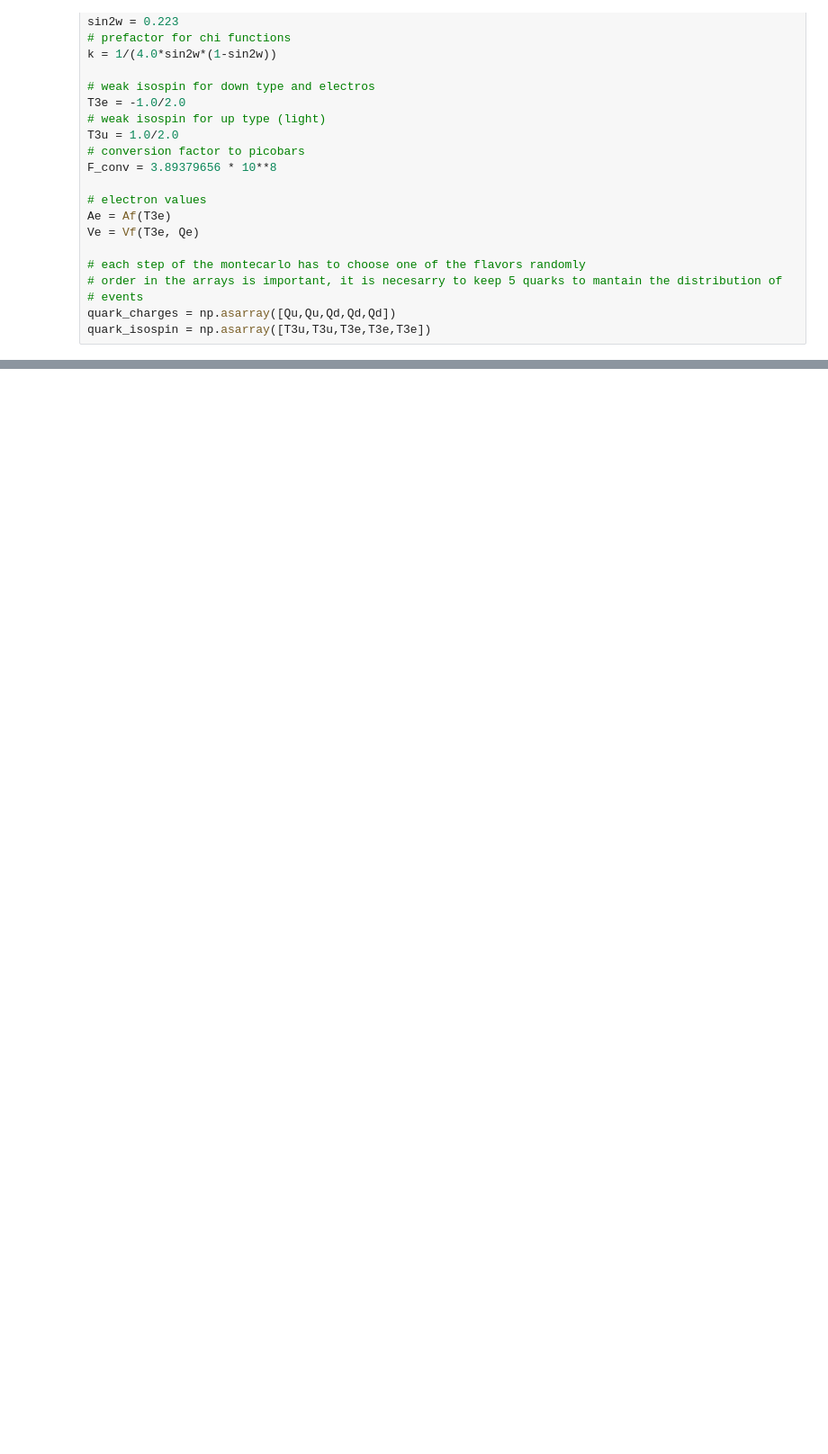
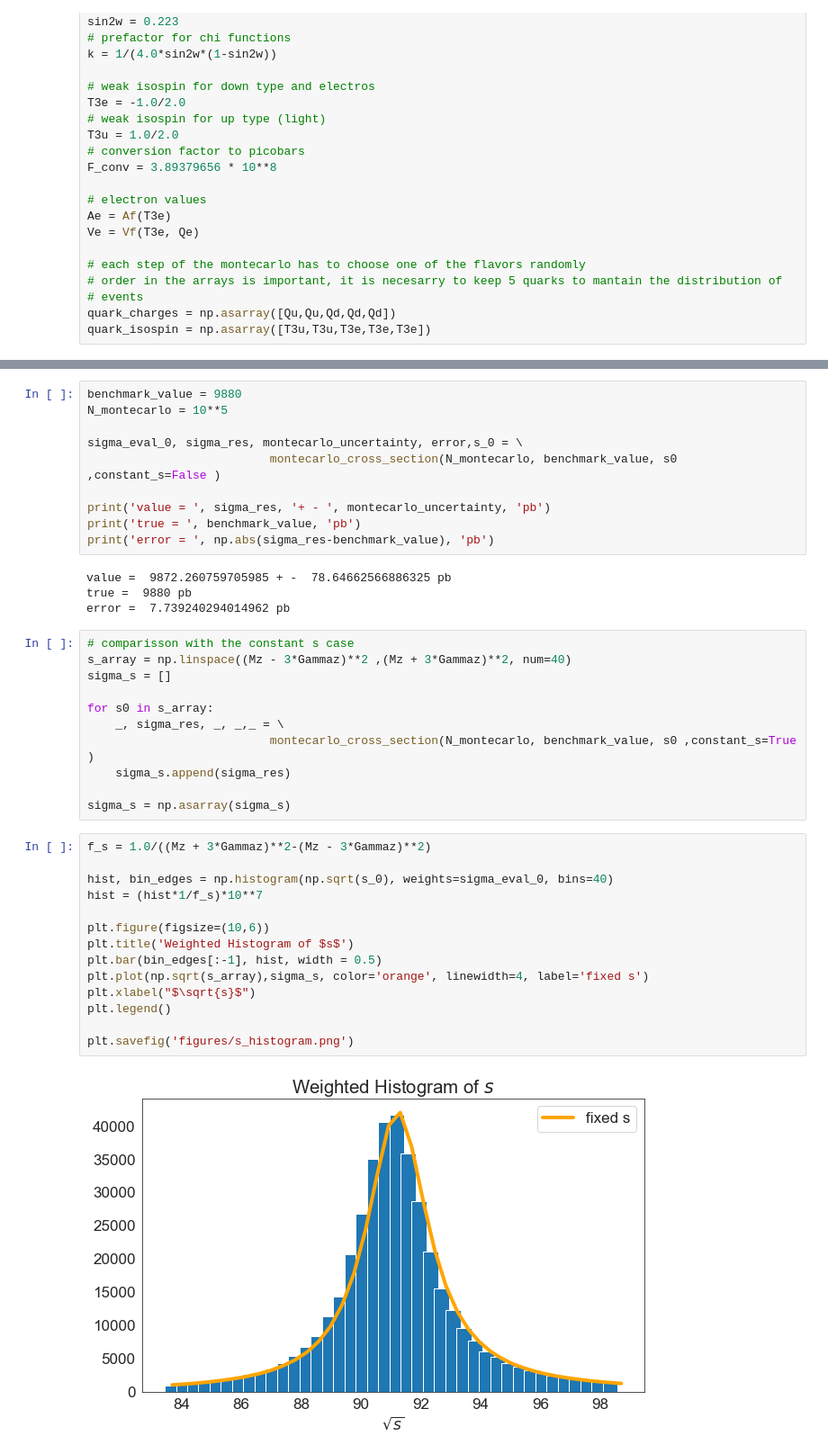
Before and after one commit to Ssalazar12/Physics, a Jupyter notebook: montecarlo_qcd/problem_1_montecarlo.ipynb, the cells around one changed output, grey strips where cells are left out. Shown at 90% size. Drawn from its saved outputs; the diff is of its cells as text; blank space fills up the shorter version.

```diff
--- a/montecarlo_qcd/problem_1_montecarlo.ipynb
+++ b/montecarlo_qcd/problem_1_montecarlo.ipynb
@@ -193,0 +209,41 @@ Text(0, 0.5, '$\\sigma$')
+# %%
+benchmark_value = 9880
+N_montecarlo = 10**5
+
+sigma_eval_0, sigma_res, montecarlo_uncertainty, error,s_0 = \
+                          montecarlo_cross_section(N_montecarlo, benchmark_value, s0 ,constant_s=False )
+
+print('value = ', sigma_res, '+ - ', montecarlo_uncertainty, 'pb')
+print('true = ', benchmark_value, 'pb')
+print('error = ', np.abs(sigma_res-benchmark_value), 'pb')
+# %% [output]
+value =  9872.260759705985 + -  78.64662566886325 pb
+true =  9880 pb
+error =  7.739240294014962 pb
+# %%
+# comparisson with the constant s case
+s_array = np.linspace((Mz - 3*Gammaz)**2 ,(Mz + 3*Gammaz)**2, num=40)
+sigma_s = []
+
+for s0 in s_array:
+    _, sigma_res, _, _,_ = \
+                          montecarlo_cross_section(N_montecarlo, benchmark_value, s0 ,constant_s=True )
+    sigma_s.append(sigma_res)
+
+sigma_s = np.asarray(sigma_s)
+# %%
+f_s = 1.0/((Mz + 3*Gammaz)**2-(Mz - 3*Gammaz)**2)
+
+hist, bin_edges = np.histogram(np.sqrt(s_0), weights=sigma_eval_0, bins=40)
+hist = (hist*1/f_s)*10**7
+
+plt.figure(figsize=(10,6))
+plt.title('Weighted Histogram of $s$')
+plt.bar(bin_edges[:-1], hist, width = 0.5)
+plt.plot(np.sqrt(s_array),sigma_s, color='orange', linewidth=4, label='fixed s')
+plt.xlabel("$\sqrt{s}$")
+plt.legend()
+
+plt.savefig('figures/s_histogram.png')
+# %% [output]
+[figure, added]
```
Also changed, not shown: parts of 12 cells of this notebook.
